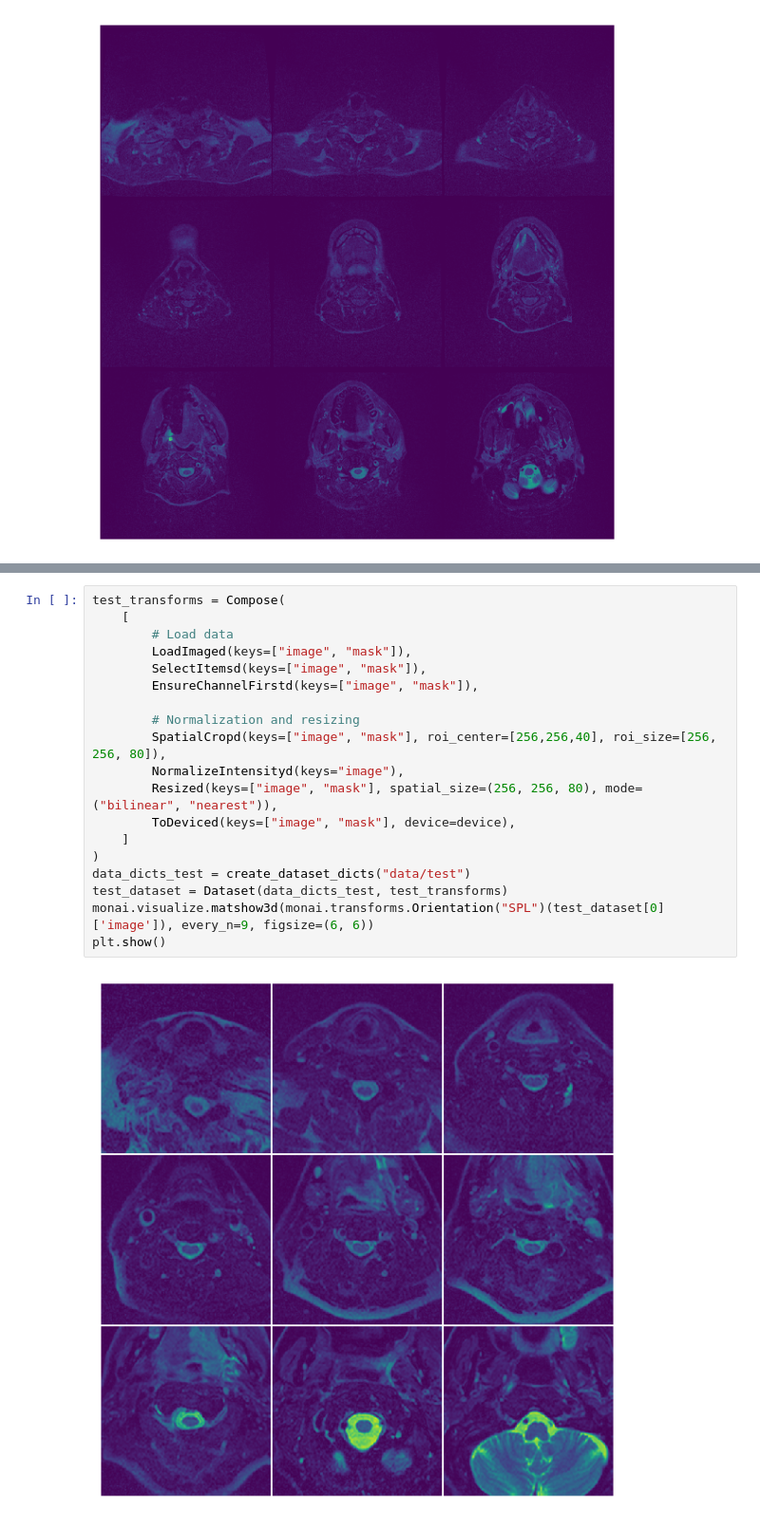
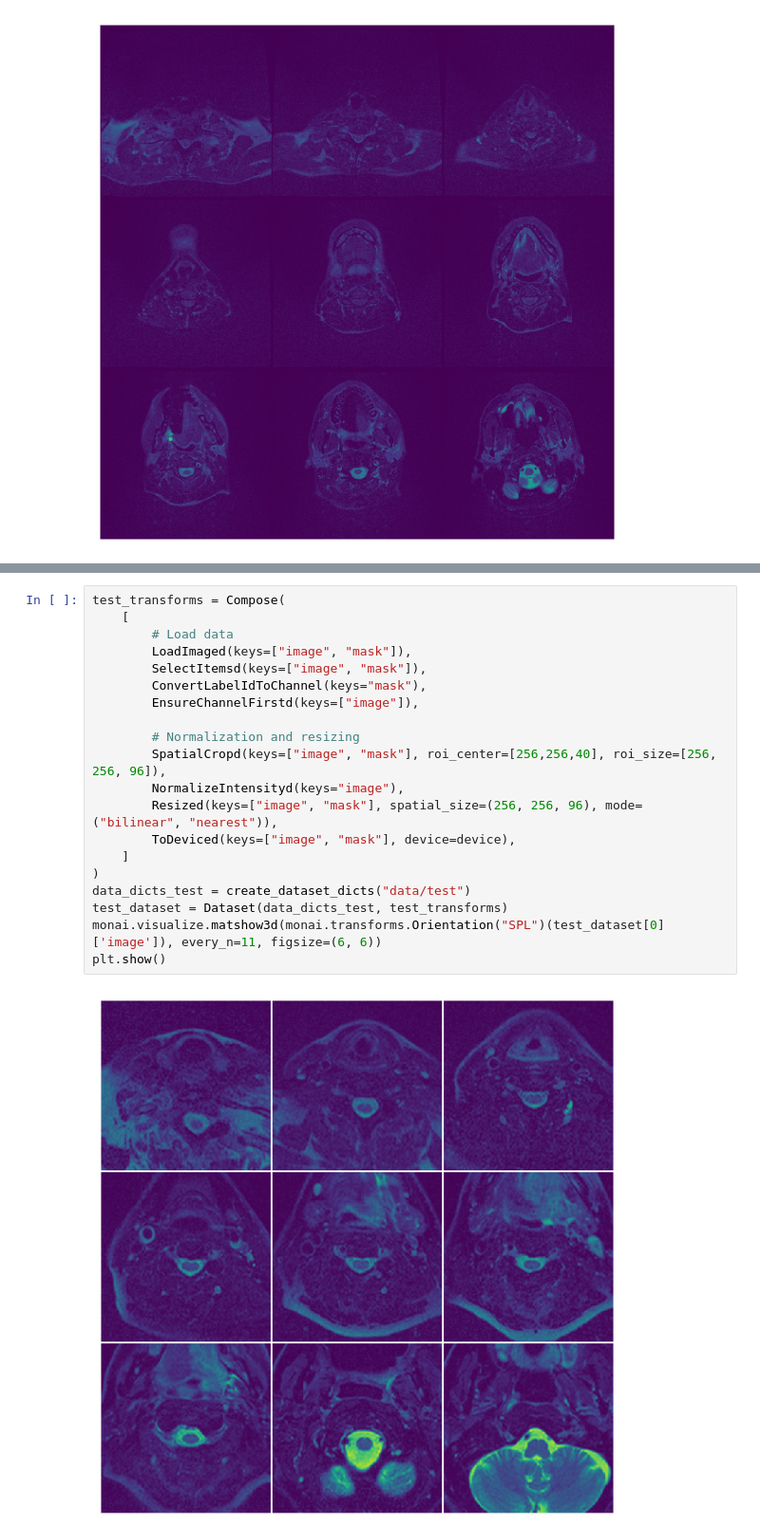
Before and after one commit to andreas122001/tumor-segmentation, a Jupyter notebook: test.ipynb, the cells around one changed output, grey strips where cells are left out. Shown at 95% size. Cells and saved outputs as stored; diff of their text form.

```diff
--- a/test.ipynb
+++ b/test.ipynb
@@ -164,21 +141,22 @@ fig.tight_layout();
 # %%
 test_transforms = Compose(
     [
         # Load data
         LoadImaged(keys=["image", "mask"]),
         SelectItemsd(keys=["image", "mask"]),
-        EnsureChannelFirstd(keys=["image", "mask"]),
+        ConvertLabelIdToChannel(keys="mask"),
+        EnsureChannelFirstd(keys=["image"]),
 
         # Normalization and resizing
-        SpatialCropd(keys=["image", "mask"], roi_center=[256,256,40], roi_size=[256, 256, 80]),
+        SpatialCropd(keys=["image", "mask"], roi_center=[256,256,40], roi_size=[256, 256, 96]),
         NormalizeIntensityd(keys="image"),
-        Resized(keys=["image", "mask"], spatial_size=(256, 256, 80), mode=("bilinear", "nearest")),
+        Resized(keys=["image", "mask"], spatial_size=(256, 256, 96), mode=("bilinear", "nearest")),
         ToDeviced(keys=["image", "mask"], device=device),
     ]
 )
 data_dicts_test = create_dataset_dicts("data/test")
 test_dataset = Dataset(data_dicts_test, test_transforms)
-monai.visualize.matshow3d(monai.transforms.Orientation("SPL")(test_dataset[0]['image']), every_n=9, figsize=(6, 6))
+monai.visualize.matshow3d(monai.transforms.Orientation("SPL")(test_dataset[0]['image']), every_n=11, figsize=(6, 6))
 plt.show()
 # %% [output]
-[figure, old version]
+[figure, new version]
```
Also changed, not shown: parts of 15 cells of this notebook, 8 other files.
